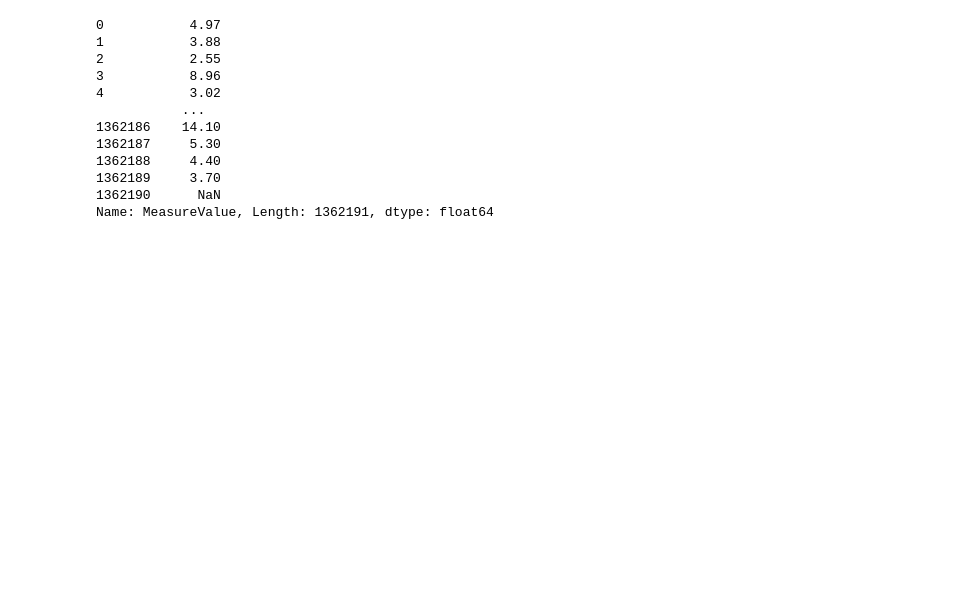
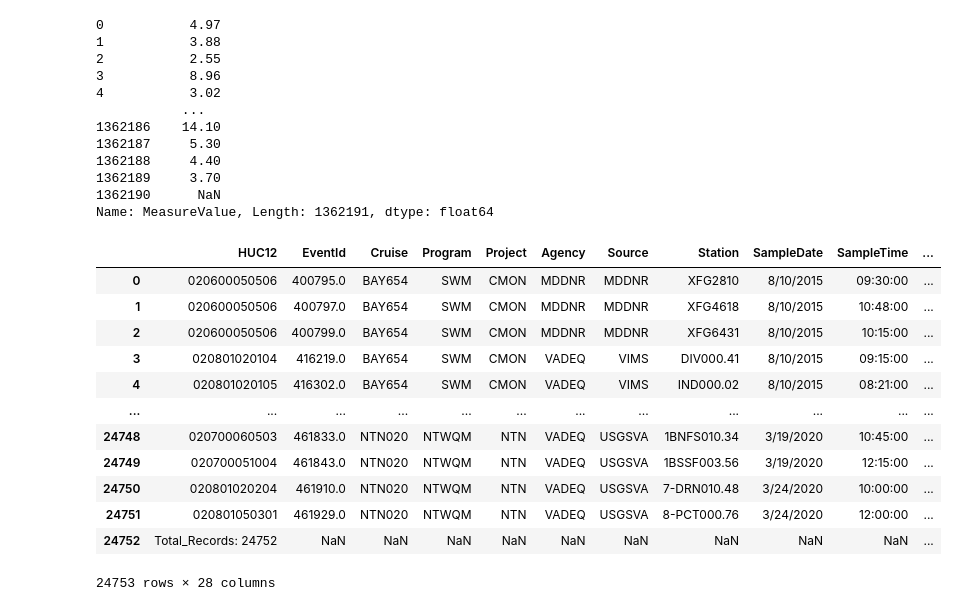
Before and after one commit to Bryan-Lange/Hack-the-Bay-Project, a Jupyter notebook: notebooks/dataload.ipynb, the cells around one changed output. Saved outputs shown, nothing was run; the diff lists cells and outputs as text; code cells hidden in the pictures; blank space fills up the shorter version.

```diff
--- a/notebooks/dataload.ipynb
+++ b/notebooks/dataload.ipynb
@@ -196,4 +196,4 @@ FIPS_quality['MeasureValue']
 1362190      NaN
 Name: MeasureValue, Length: 1362191, dtype: float64
 # %%
-FIPS_quality = pd.read_csv(r"C:/Users/blang/Desktop/data/WaterQualityWaterQualityFIPS.csv", low_memory=False)
+monitor_HUC12 = pd.read_csv(r"C:/Users/blang/Desktop/data/WaterQualityMonitorEventHUC12.csv", low_memory=False)
@@ -201,0 +200,16 @@ WaterQualityMonitorEventHUC12.csv
+# %%
+monitor_HUC12
+# %% [output]
+|  | HUC12 | EventId | Cruise | Program | Project | Agency | Source | Station | SampleDate | SampleTime | ... |
+| 0 | 020600050506 | 400795.0 | BAY654 | SWM | CMON | MDDNR | MDDNR | XFG2810 | 8/10/2015 | 09:30:00 | ... |
+| 1 | 020600050506 | 400797.0 | BAY654 | SWM | CMON | MDDNR | MDDNR | XFG4618 | 8/10/2015 | 10:48:00 | ... |
+| 2 | 020600050506 | 400799.0 | BAY654 | SWM | CMON | MDDNR | MDDNR | XFG6431 | 8/10/2015 | 10:15:00 | ... |
+| 3 | 020801020104 | 416219.0 | BAY654 | SWM | CMON | VADEQ | VIMS | DIV000.41 | 8/10/2015 | 09:15:00 | ... |
+| 4 | 020801020105 | 416302.0 | BAY654 | SWM | CMON | VADEQ | VIMS | IND000.02 | 8/10/2015 | 08:21:00 | ... |
+| ... | ... | ... | ... | ... | ... | ... | ... | ... | ... | ... | ... |
+| 24748 | 020700060503 | 461833.0 | NTN020 | NTWQM | NTN | VADEQ | USGSVA | 1BNFS010.34 | 3/19/2020 | 10:45:00 | ... |
+| 24749 | 020700051004 | 461843.0 | NTN020 | NTWQM | NTN | VADEQ | USGSVA | 1BSSF003.56 | 3/19/2020 | 12:15:00 | ... |
+| 24750 | 020801020204 | 461910.0 | NTN020 | NTWQM | NTN | VADEQ | USGSVA | 7-DRN010.48 | 3/24/2020 | 10:00:00 | ... |
+| 24751 | 020801050301 | 461929.0 | NTN020 | NTWQM | NTN | VADEQ | USGSVA | 8-PCT000.76 | 3/24/2020 | 12:00:00 | ... |
+| 24752 | Total_Records: 24752 | NaN | NaN | NaN | NaN | NaN | NaN | NaN | NaN | NaN | ... |
+24753 rows × 28 columns
```
Also changed, not shown: parts of 2 cells of this notebook, 1 other file.
